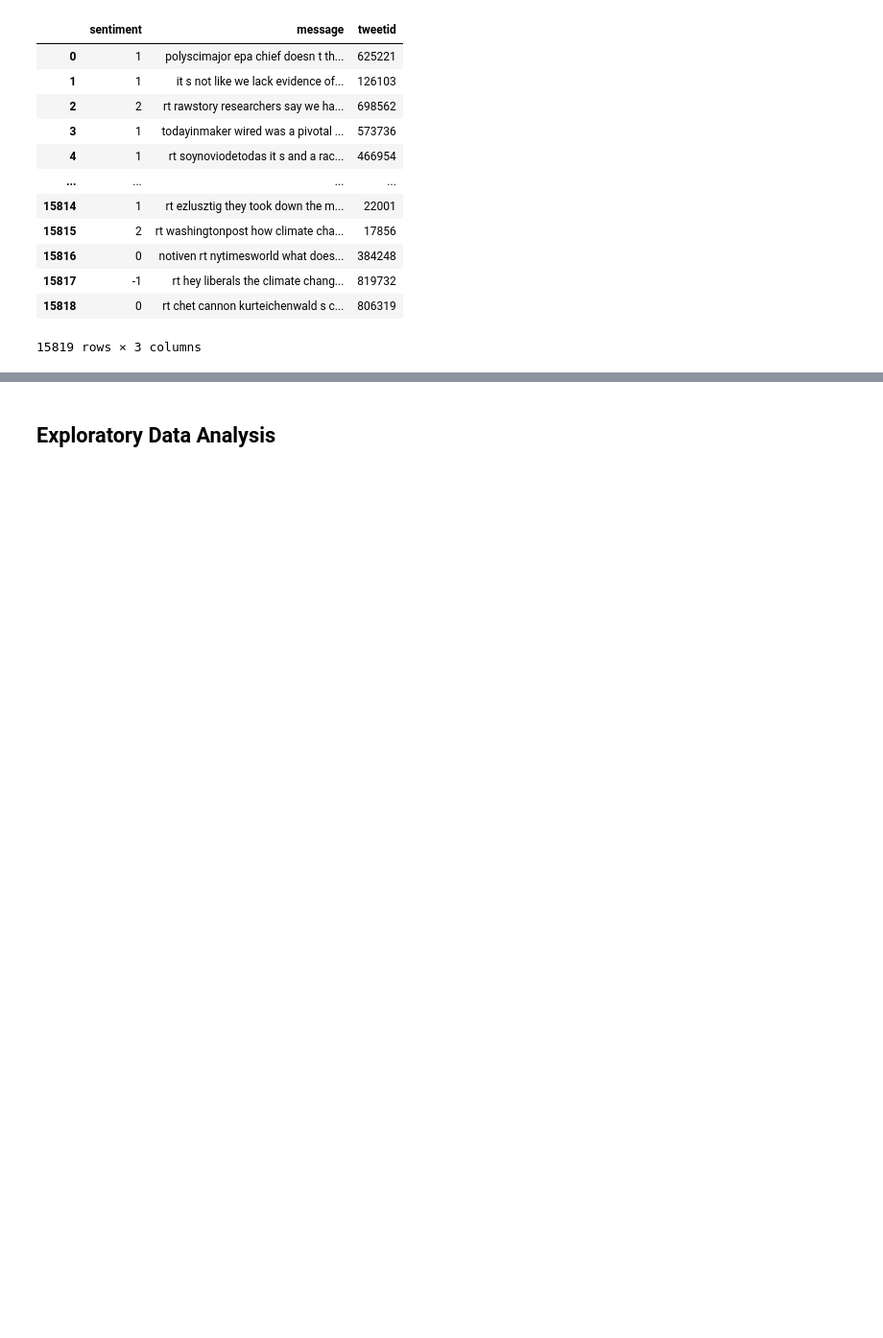
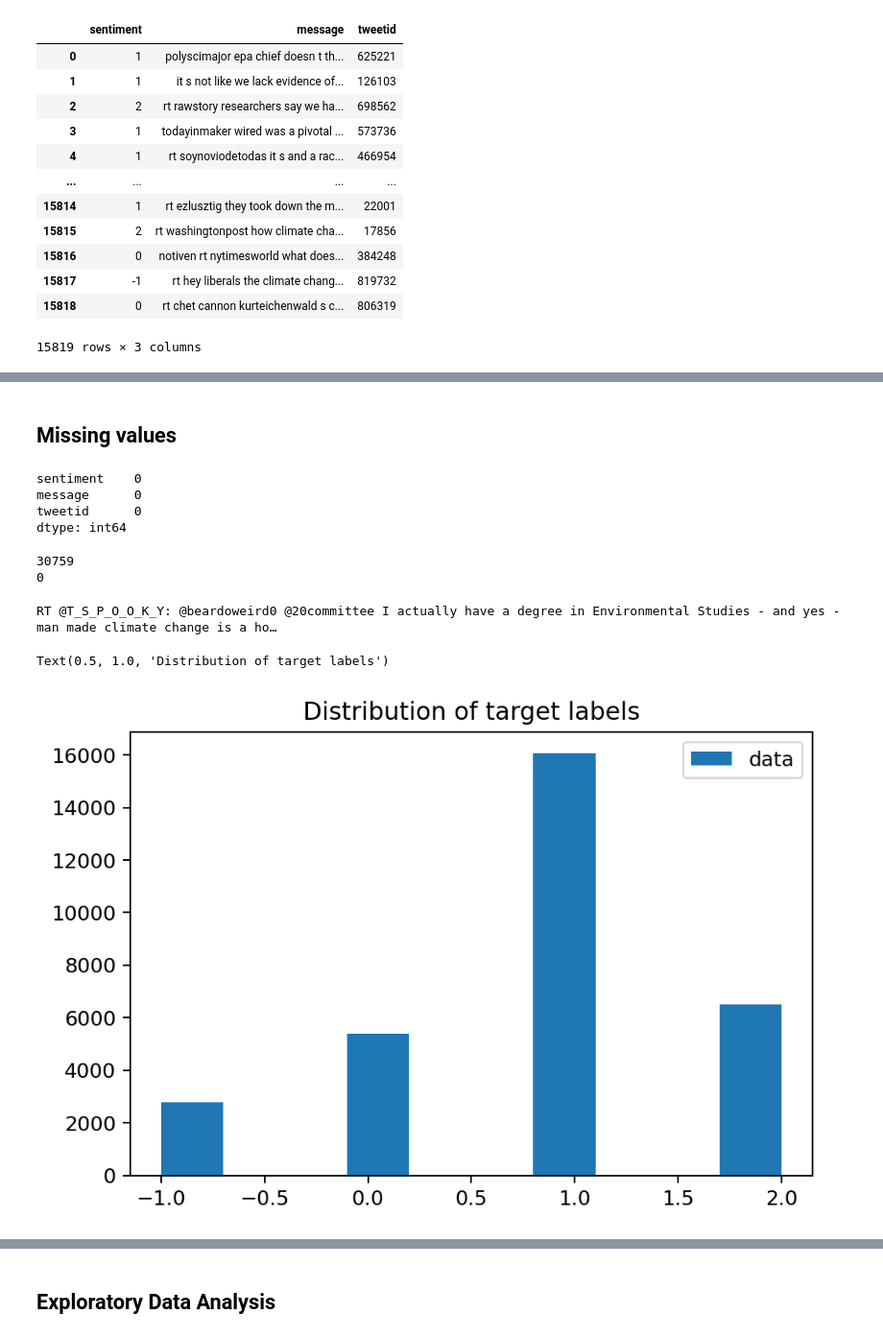
Before and after one commit to ThandokuhleNgqamba/classification-predict-streamlit-template, a Jupyter notebook: Classification.ipynb, the cells around one changed output, grey strips where cells are left out. Shown at 96% size. Drawn from its saved outputs; the diff is of its cells as text; code cells hidden in the pictures; blank space fills up the shorter version.

Commit message:
Add files via upload
Hi Team,I have added EDA ,Intro and Some summary statistics

```diff
--- a/Classification.ipynb
+++ b/Classification.ipynb
@@ -18,0 +56,28 @@ warnings.filterwarnings('ignore')
+# %%
+# Importing modules for data science and visualization
+import pandas as pd
+import numpy as np
+import seaborn as sns
+import matplotlib.pyplot as plt
+import matplotlib as mpl
+mpl.rcParams['figure.dpi'] = 180 # Quality of all figures in notebook
+# NLP Libraries
+import re
+import string
+from nltk.corpus import stopwords
+from nltk.tokenize import word_tokenize
+from nltk.tokenize import RegexpTokenizer
+from nltk.stem import PorterStemmer
+from nltk.stem import WordNetLemmatizer
+from nltk.stem import SnowballStemmer
+from os import path
+from PIL import Image
+from wordcloud import WordCloud, STOPWORDS, ImageColorGenerator
+# ML Libraries
+from sklearn.model_selection import train_test_split
+from sklearn.feature_extraction.text import CountVectorizer
+from sklearn.feature_extraction.text import TfidfVectorizer
+from nltk import pos_tag
+#ignore warnings
+import warnings
+warnings.filterwarnings('ignore')
@@ -149,0 +272,31 @@ train_df
+# %% [markdown]
+## Missing values
+# %%
+# Checking for missing values
+Trainingdata.isnull().sum()
+# %% [output]
+sentiment    0
+message      0
+tweetid      0
+dtype: int64
+# %%
+# Checking whether a character is white-space character or not
+print(len(Trainingdata['message']))
+print(sum(Trainingdata['message'].apply(lambda x: x.isspace())))
+# %% [output]
+30759
+0
+# %%
+# Sample tweet
+tweet = Trainingdata.iloc[6,1]
+print(tweet)
+# %% [output]
+RT @T_S_P_O_O_K_Y: @beardoweird0 @20committee I actually have a degree in Environmental Studies - and yes - man made climate change is a ho…
+# %%
+# Visualizing the distribution of the target
+plt.hist(Trainingdata['sentiment'], label='data');
+plt.legend();
+plt.title('Distribution of target labels')
+# %% [output]
+Text(0.5, 1.0, 'Distribution of target labels')
+[figure, added]
```
Also changed, not shown: parts of 41 cells of this notebook.
